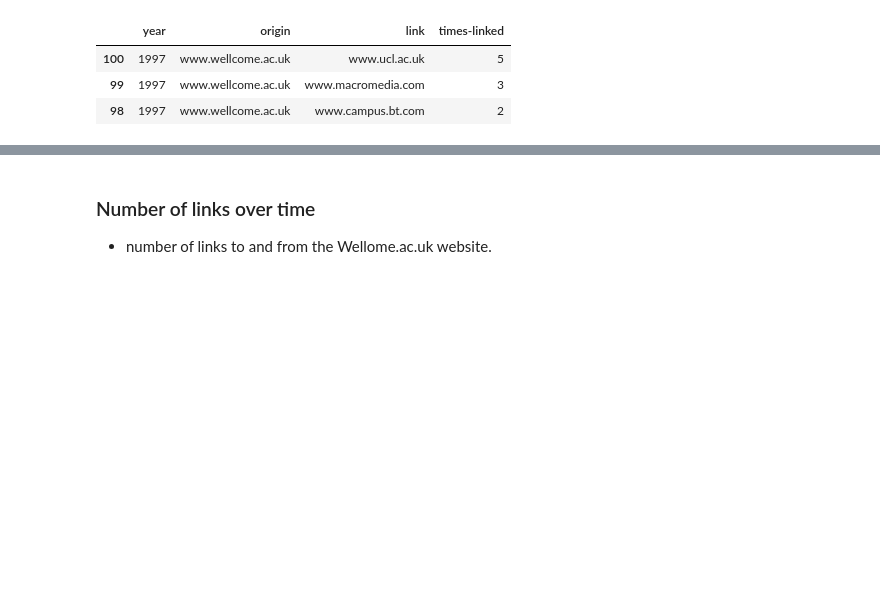
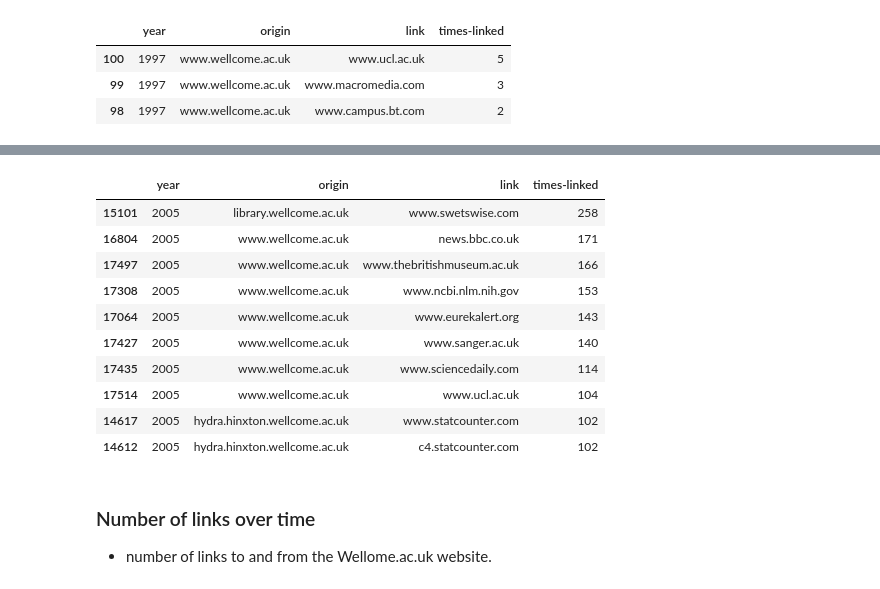
Before and after one commit to davanstrien/uk-web-archive-open-data-wellcome-project, a Jupyter notebook: Wellcome-linkage.ipynb, the cells around one changed output, grey strips where cells are left out. Cells and saved outputs as stored; diff of their text form; code cells hidden in the pictures; blank space fills up the shorter version.

```diff
--- a/Wellcome-linkage.ipynb
+++ b/Wellcome-linkage.ipynb
@@ -145,3 +172,17 @@ wellcome_external_links[wellcome_external_links.year==1998].sort_values(by="time
+# %%
+wellcome_external_links[wellcome_external_links.year==2005].sort_values(by="times-linked", ascending=0).head(10)
+# %% [output]
+|  | year | origin | link | times-linked |
+| 15101 | 2005 | library.wellcome.ac.uk | www.swetswise.com | 258 |
+| 16804 | 2005 | www.wellcome.ac.uk | news.bbc.co.uk | 171 |
+| 17497 | 2005 | www.wellcome.ac.uk | www.thebritishmuseum.ac.uk | 166 |
+| 17308 | 2005 | www.wellcome.ac.uk | www.ncbi.nlm.nih.gov | 153 |
+| 17064 | 2005 | www.wellcome.ac.uk | www.eurekalert.org | 143 |
+| 17427 | 2005 | www.wellcome.ac.uk | www.sanger.ac.uk | 140 |
+| 17435 | 2005 | www.wellcome.ac.uk | www.sciencedaily.com | 114 |
+| 17514 | 2005 | www.wellcome.ac.uk | www.ucl.ac.uk | 104 |
+| 14617 | 2005 | hydra.hinxton.wellcome.ac.uk | www.statcounter.com | 102 |
+| 14612 | 2005 | hydra.hinxton.wellcome.ac.uk | c4.statcounter.com | 102 |
 # %% [markdown]
 ### Number of links over time
 
```
Also changed, not shown: parts of 16 cells of this notebook.
